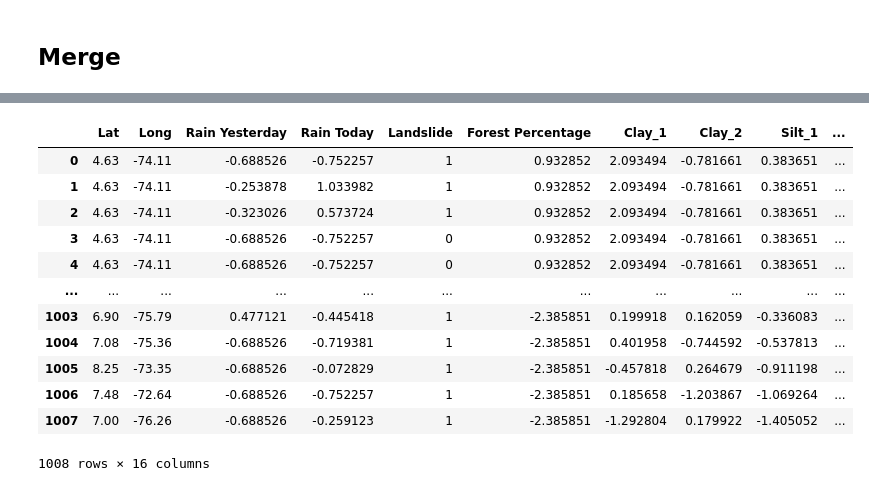
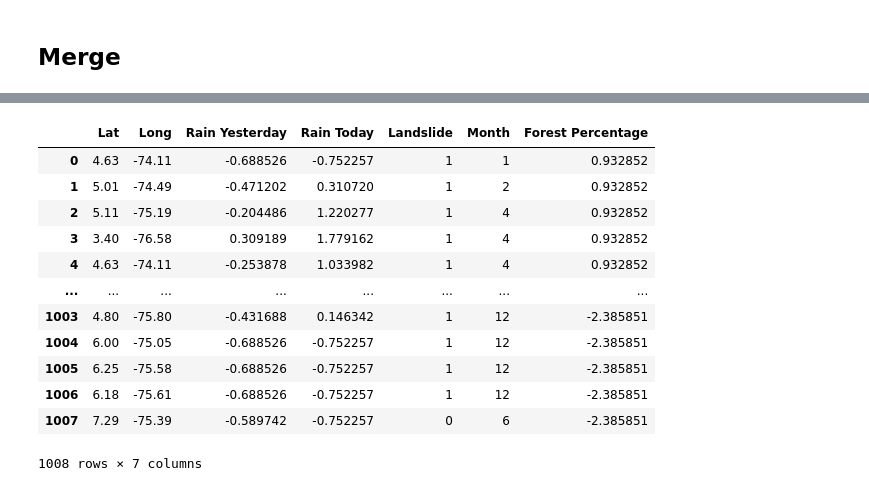
Before and after one commit to ryandschaefer/colombia-landslides, a Jupyter notebook: src/data_collection.ipynb, the cells around one changed output, grey strips where cells are left out. Cells and saved outputs as stored; diff of their text form; code cells hidden in the pictures.

```diff
--- a/src/data_collection.ipynb
+++ b/src/data_collection.ipynb
@@ -419,7 +419,7 @@ forest_density.to_csv("../datasets/checkpoints/forest.csv", quoting = False, ind
 ## Soil
 # %%
 soil_data = []
-soil_path = "../datasets/soil"
+soil_path = "../datasets/original/soil"
 soil_files = [ x for x in os.listdir(soil_path) if x.endswith(".csv") ]
 for file in soil_files:
     soil_data.append(pd.read_csv(os.path.join(soil_path, file), delimiter=";"))
@@ -562,6 +583,7 @@ df_forest = pd.read_csv("../datasets/checkpoints/forest.csv")
 df_soil = pd.read_csv("../datasets/checkpoints/soil.csv")
 # %%
 df_rainfall["Occurrence Date"] = pd.to_datetime(df_rainfall["Occurrence Date"])
+df_rainfall["Month"] = df_rainfall["Occurrence Date"].dt.month
 df_rainfall["Year"] = df_rainfall["Occurrence Date"].dt.year
 df_rainfall.drop(
     ["Occurrence Date", "Department", "Municipality",
@@ -621,11 +643,11 @@ df_soil.drop(
 )
 df_soil.reset_index(inplace = True)
 df["index"] = indices
-df = pd.merge(
-    df,
-    df_soil,
-    on = "index"
-)
+# df = pd.merge(
+#     df,
+#     df_soil,
+#     on = "index"
+# )
 df.drop(["index", "Year"], axis = 1, inplace = True)
 
 df
@@ -646,19 +668,19 @@ df
 # %%
-cols = [ x for x in df.columns if x not in  ["Landslide", "Lat", "Long"]]
+cols = [ x for x in df.columns if x not in  ["Landslide", "Lat", "Long", "Month"]]
 scaler = StandardScaler()
 df[cols] = scaler.fit_transform(df[cols])
 df
 # %% [output]
-|  | Lat | Long | Rain Yesterday | Rain Today | Landslide | Forest Percentage | Clay_1 | Clay_2 | Silt_1 | ... |
-| 0 | 4.63 | -74.11 | -0.688526 | -0.752257 | 1 | 0.932852 | 2.093494 | -0.781661 | 0.383651 | ... |
-| 1 | 4.63 | -74.11 | -0.253878 | 1.033982 | 1 | 0.932852 | 2.093494 | -0.781661 | 0.383651 | ... |
-| 2 | 4.63 | -74.11 | -0.323026 | 0.573724 | 1 | 0.932852 | 2.093494 | -0.781661 | 0.383651 | ... |
-| 3 | 4.63 | -74.11 | -0.688526 | -0.752257 | 0 | 0.932852 | 2.093494 | -0.781661 | 0.383651 | ... |
-| 4 | 4.63 | -74.11 | -0.688526 | -0.752257 | 0 | 0.932852 | 2.093494 | -0.781661 | 0.383651 | ... |
-| ... | ... | ... | ... | ... | ... | ... | ... | ... | ... | ... |
-| 1003 | 6.90 | -75.79 | 0.477121 | -0.445418 | 1 | -2.385851 | 0.199918 | 0.162059 | -0.336083 | ... |
-| 1004 | 7.08 | -75.36 | -0.688526 | -0.719381 | 1 | -2.385851 | 0.401958 | -0.744592 | -0.537813 | ... |
-| 1005 | 8.25 | -73.35 | -0.688526 | -0.072829 | 1 | -2.385851 | -0.457818 | 0.264679 | -0.911198 | ... |
-| 1006 | 7.48 | -72.64 | -0.688526 | -0.752257 | 1 | -2.385851 | 0.185658 | -1.203867 | -1.069264 | ... |
-| 1007 | 7.00 | -76.26 | -0.688526 | -0.259123 | 1 | -2.385851 | -1.292804 | 0.179922 | -1.405052 | ... |
+|  | Lat | Long | Rain Yesterday | Rain Today | Landslide | Month | Forest Percentage |
+| 0 | 4.63 | -74.11 | -0.688526 | -0.752257 | 1 | 1 | 0.932852 |
+| 1 | 5.01 | -74.49 | -0.471202 | 0.310720 | 1 | 2 | 0.932852 |
+| 2 | 5.11 | -75.19 | -0.204486 | 1.220277 | 1 | 4 | 0.932852 |
+| 3 | 3.40 | -76.58 | 0.309189 | 1.779162 | 1 | 4 | 0.932852 |
+| 4 | 4.63 | -74.11 | -0.253878 | 1.033982 | 1 | 4 | 0.932852 |
+| ... | ... | ... | ... | ... | ... | ... | ... |
+| 1003 | 4.80 | -75.80 | -0.431688 | 0.146342 | 1 | 12 | -2.385851 |
+| 1004 | 6.00 | -75.05 | -0.688526 | -0.752257 | 1 | 12 | -2.385851 |
+| 1005 | 6.25 | -75.58 | -0.688526 | -0.752257 | 1 | 12 | -2.385851 |
+| 1006 | 6.18 | -75.61 | -0.688526 | -0.752257 | 1 | 12 | -2.385851 |
+| 1007 | 7.29 | -75.39 | -0.589742 | -0.752257 | 0 | 6 | -2.385851 |
-1008 rows × 16 columns
+1008 rows × 7 columns
```
Also changed, not shown: parts of 6 cells of this notebook, 11 other files.
